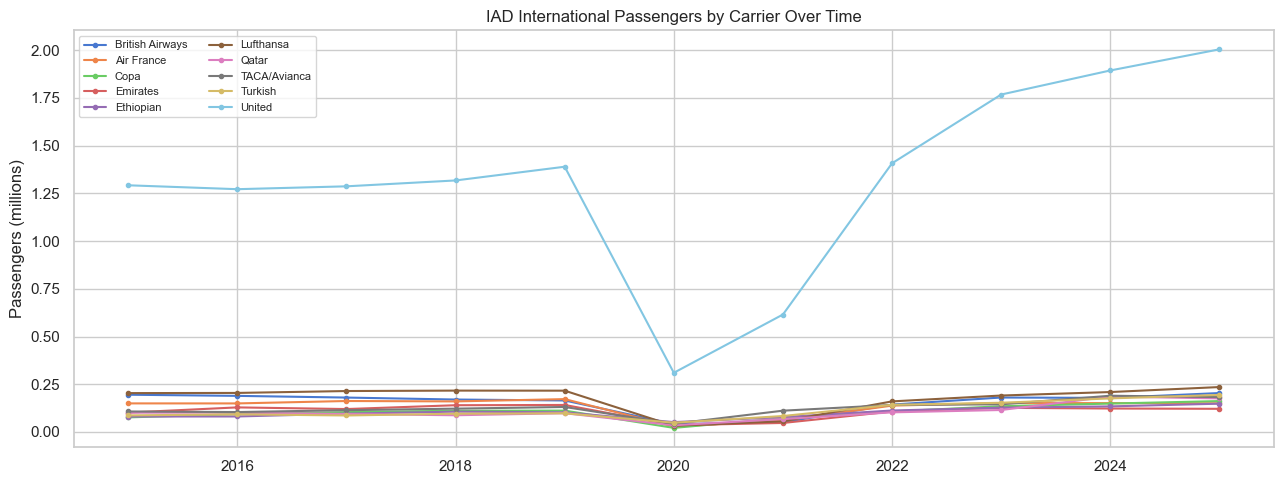
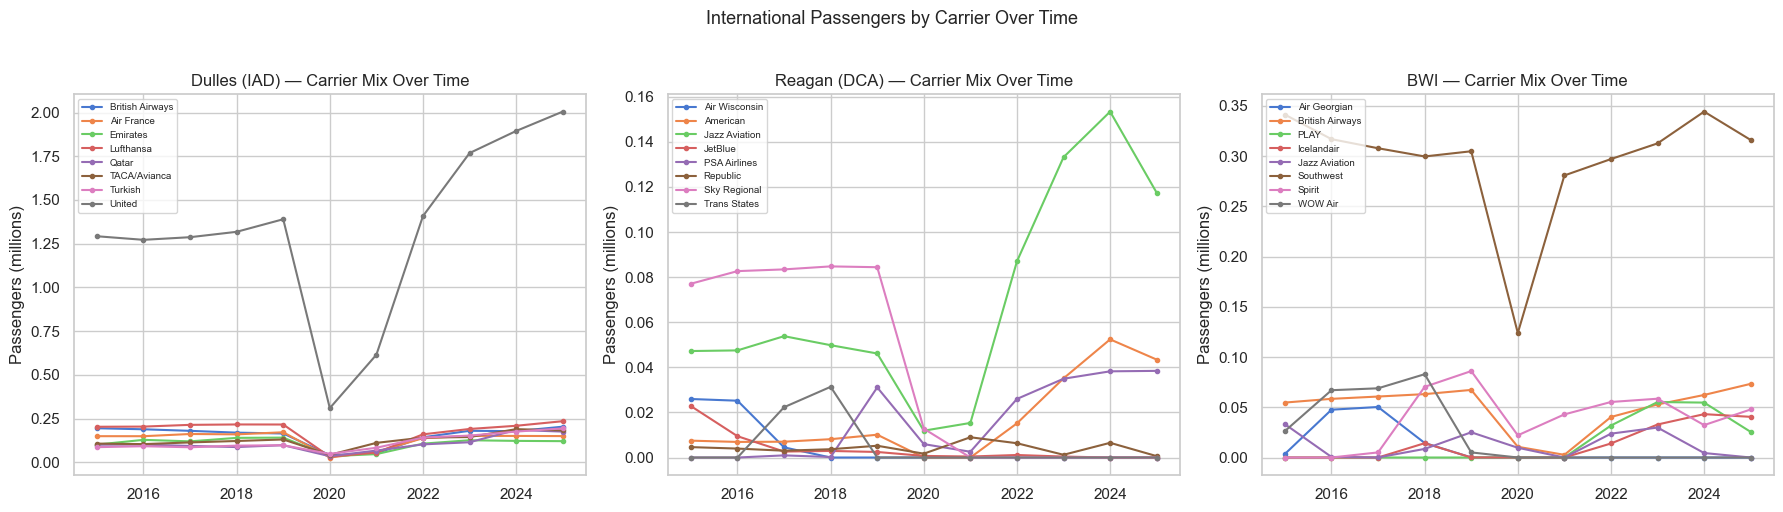
The change to this notebook cell's code, shown as a diff; its figure went from the first image to the second:
--- before
+++ after
@@ -1,13 +1,2 @@
-iad_out = outbound[(outbound['ORIGIN'] == 'IAD') & (outbound['YEAR'] <= 2025)]
-
-# Top 10 carriers by total volume
-top_carr = (
-    iad_out.groupby('UNIQUE_CARRIER_NAME')['PASSENGERS']
-    .sum()
-    .sort_values(ascending=False)
-    .head(10)
-    .index.tolist()
-)
-
 short = {
     'United Air Lines Inc.': 'United',
@@ -21,21 +10,47 @@
     'Ethiopian Airlines': 'Ethiopian',
     'Emirates': 'Emirates',
+    'Jazz Aviation LP': 'Jazz Aviation',
+    'Sky Regional Airlines Inc.': 'Sky Regional',
+    'PSA Airlines Inc.': 'PSA Airlines',
+    'Air Wisconsin Airlines Corp': 'Air Wisconsin',
+    'Trans States Airlines': 'Trans States',
+    'Republic Airline': 'Republic',
+    'American Airlines Inc.': 'American',
+    'JetBlue Airways': 'JetBlue',
+    'Southwest Airlines Co.': 'Southwest',
+    'Spirit Air Lines': 'Spirit',
+    'WOW Air ehf': 'WOW Air',
+    'Fly PLAY ehf': 'PLAY',
 }
 
-carr_yr = (
-    iad_out[iad_out['UNIQUE_CARRIER_NAME'].isin(top_carr)]
-    .groupby(['YEAR', 'UNIQUE_CARRIER_NAME'])['PASSENGERS']
-    .sum()
-    .unstack()
-    .fillna(0)
-    .rename(columns=short)
-)
+fig, axes = plt.subplots(1, 3, figsize=(18, 5))
 
-fig, ax = plt.subplots(figsize=(13, 5))
-carr_yr.div(1e6).plot(ax=ax, marker='o', ms=3, linewidth=1.5)
-ax.set_title('IAD International Passengers by Carrier Over Time')
-ax.set_ylabel('Passengers (millions)')
-ax.set_xlabel('')
-ax.legend(loc='upper left', ncol=2, fontsize=8)
+for ax, airport in zip(axes, AIRPORTS):
+    ap_out = outbound[(outbound['ORIGIN'] == airport) & (outbound['YEAR'] <= 2025)]
+
+    top_carr = (
+        ap_out.groupby('UNIQUE_CARRIER_NAME')['PASSENGERS']
+        .sum()
+        .sort_values(ascending=False)
+        .head(8)
+        .index.tolist()
+    )
+
+    carr_yr = (
+        ap_out[ap_out['UNIQUE_CARRIER_NAME'].isin(top_carr)]
+        .groupby(['YEAR', 'UNIQUE_CARRIER_NAME'])['PASSENGERS']
+        .sum()
+        .unstack()
+        .fillna(0)
+        .rename(columns=short)
+    )
+
+    carr_yr.div(1e6).plot(ax=ax, marker='o', ms=3, linewidth=1.5)
+    ax.set_title(f'{AIRPORT_NAMES[airport]} — Carrier Mix Over Time')
+    ax.set_ylabel('Passengers (millions)')
+    ax.set_xlabel('')
+    ax.legend(loc='upper left', ncol=1, fontsize=7)
+
+fig.suptitle('International Passengers by Carrier Over Time', fontsize=13, y=1.02)
 plt.tight_layout()
 plt.show()

Commit: Improve 02_eda_ontime and 03_eda_t100